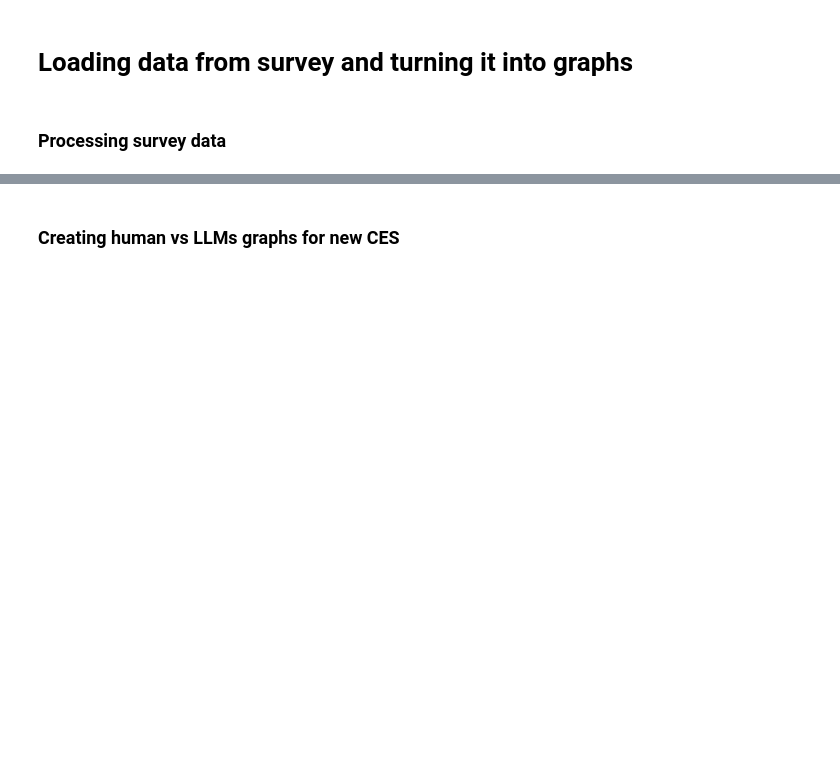
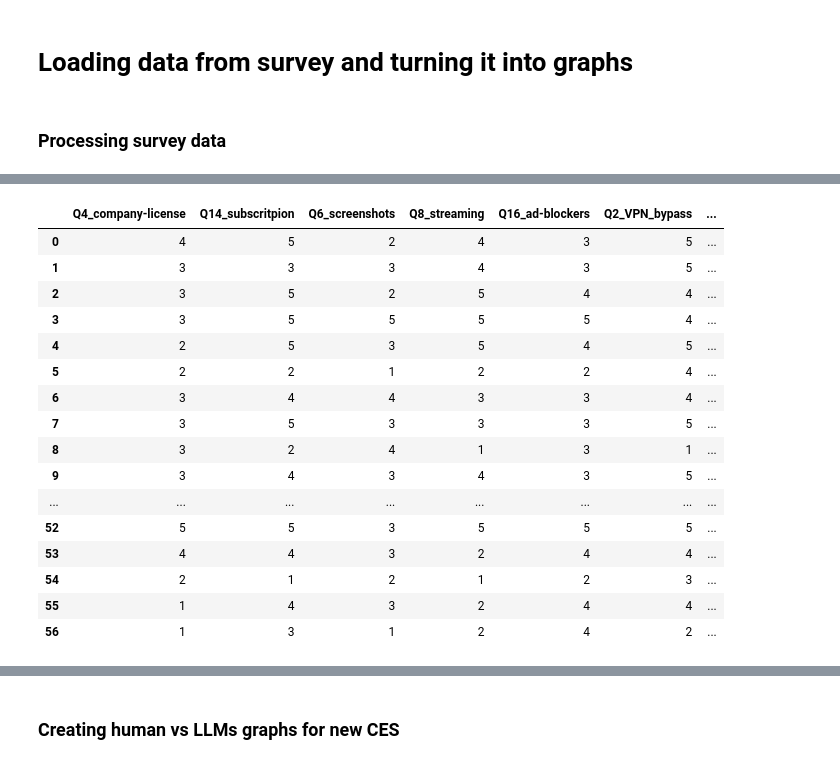
Before and after one commit to N101/Consumer-Ethics-in-AI-Shopping-Assistants, a Jupyter notebook: src/notebooks/e-commerce_graphs.ipynb, the cells around one changed output, grey strips where cells are left out. Drawn from its saved outputs; the diff is of its cells as text; code cells hidden in the pictures; blank space fills up the shorter version.

```diff
--- a/src/notebooks/e-commerce_graphs.ipynb
+++ b/src/notebooks/e-commerce_graphs.ipynb
@@ -73,3 +78,23 @@ survey = survey.drop([0, 1])
+# %%
+survey
+# %% [output]
+|  | Q4_company-license | Q14_subscritpion | Q6_screenshots | Q8_streaming | Q16_ad-blockers | Q2_VPN_bypass | ... |
+| 0 | 4 | 5 | 2 | 4 | 3 | 5 | ... |
+| 1 | 3 | 3 | 3 | 4 | 3 | 5 | ... |
+| 2 | 3 | 5 | 2 | 5 | 4 | 4 | ... |
+| 3 | 3 | 5 | 5 | 5 | 5 | 4 | ... |
+| 4 | 2 | 5 | 3 | 5 | 4 | 5 | ... |
+| 5 | 2 | 2 | 1 | 2 | 2 | 4 | ... |
+| 6 | 3 | 4 | 4 | 3 | 3 | 4 | ... |
+| 7 | 3 | 5 | 3 | 3 | 3 | 5 | ... |
+| 8 | 3 | 2 | 4 | 1 | 3 | 1 | ... |
+| 9 | 3 | 4 | 3 | 4 | 3 | 5 | ... |
+| ... | ... | ... | ... | ... | ... | ... | ... |
+| 52 | 5 | 5 | 3 | 5 | 5 | 5 | ... |
+| 53 | 4 | 4 | 3 | 2 | 4 | 4 | ... |
+| 54 | 2 | 1 | 2 | 1 | 2 | 3 | ... |
+| 55 | 1 | 4 | 3 | 2 | 4 | 4 | ... |
+| 56 | 1 | 3 | 1 | 2 | 4 | 2 | ... |
 # %%
 survey = survey.astype(int)
 # %%
```
Also changed, not shown: parts of 19 cells of this notebook.
